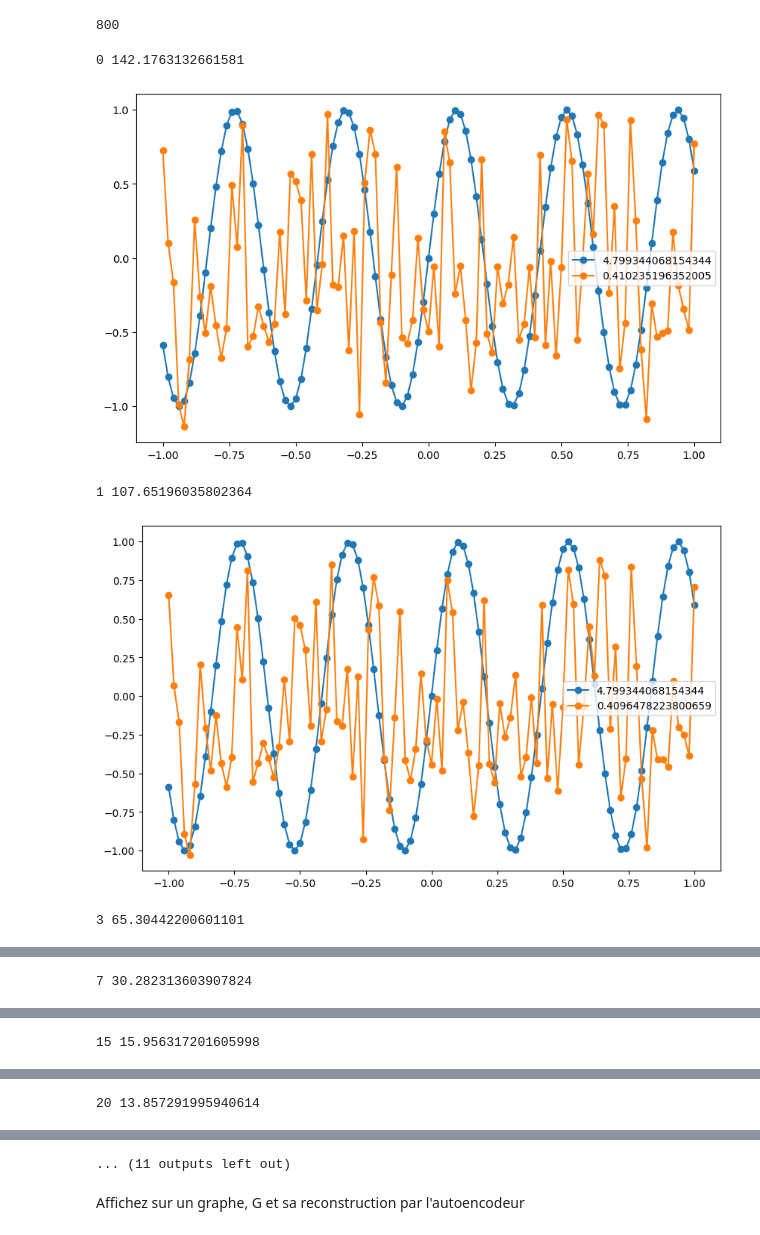
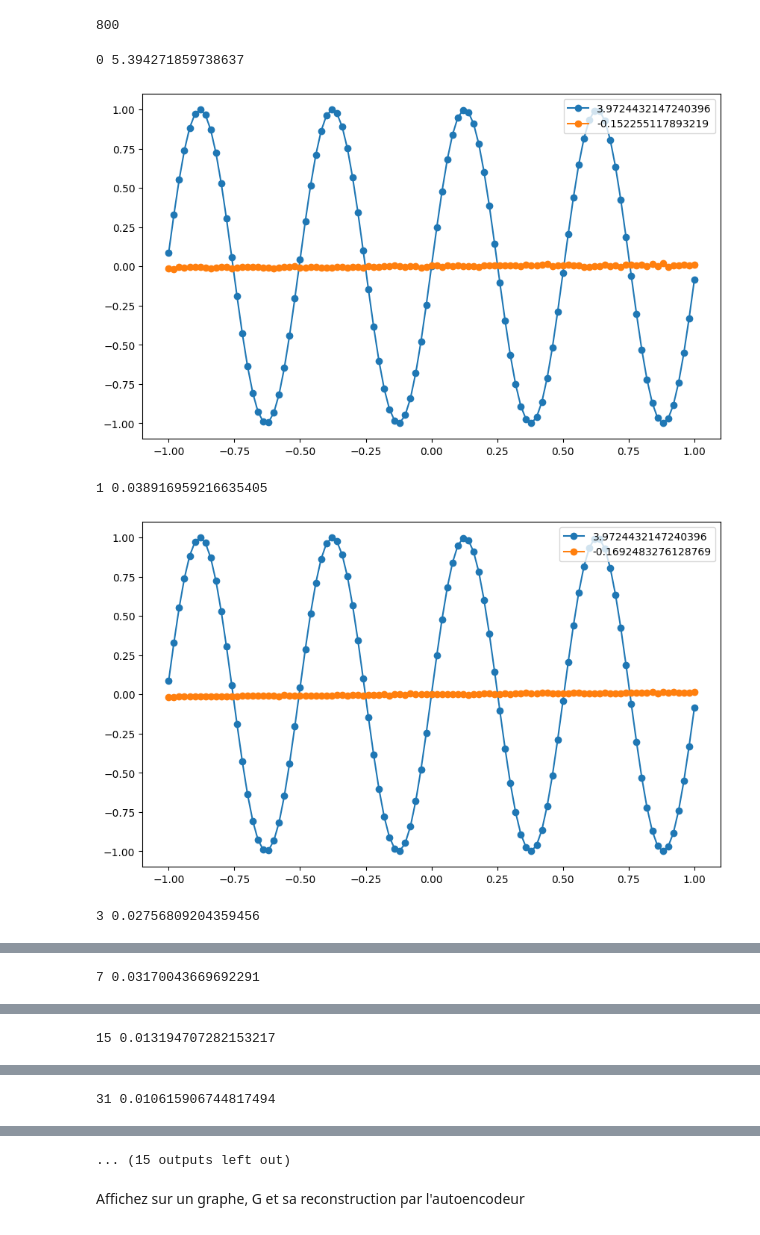
Before and after one commit to charles66820/CREMIfiles, a Jupyter notebook: IS329_fouille/tp5/AutoEncoders.ipynb, the cells around one changed output, grey strips where cells are left out. Cells and saved outputs as stored; diff of their text form; code cells hidden in the pictures.

```diff
--- a/IS329_fouille/tp5/AutoEncoders.ipynb
+++ b/IS329_fouille/tp5/AutoEncoders.ipynb
@@ -280,18 +299,57 @@ decoderModel = DecoderSinus(vecSize)
+# %%
+from math import log2
+
+def train2(modelEncoder, modelDecoder, data_train, testCurve=None, epochs=10000, log=False):
+  loss = nn.MSELoss()
+  parameters = list(modelEncoder.parameters()) + list(modelDecoder.parameters())
+  # optimizer = torch.optim.Adam(parameters, lr=0.01)
+  optimizer = torch.optim.Adam(parameters)
+  # optimizer = torch.optim.SGD(parameters, lr=0.01)
+
+  errorsEpochs = []
+  for epoch in range(epochs):
+    epochLoss = 0
+    for data in data_train:
+      optimizer.zero_grad() # stop le gradient
+      aPred = modelEncoder(data["curve"]) # forward-pass
+      curvePred = modelDecoder(aPred) # forward-pass
+      # lossVal = loss(curvePred, data["curve"])
+      lossVal = loss(curvePred, data["curve"])
+      lossVal.backward() # calcule gradient
+      optimizer.step() # update W + b
+      epochLoss += float(lossVal)
+
+    # print progress
+    if (log and int(log2(epoch+1)) == log2(epoch+1)) or (epoch % 100 == 0):
+      print(epoch, epochLoss)
+      if testCurve != None:
+        with torch.no_grad():
+          aPred = modelEncoder(testCurve["curve"])
+          curvePred = modelDecoder(aPred)
+          plotCurve(discretization,
+                    [list(testCurve["curve"]), list(curvePred)],
+                    [testCurve["parameters"], float(aPred)],
+                    True)
+    errorsEpochs.append(epochLoss)
+    if epochLoss < 1e-5:
+        break
+  return errorsEpochs
 # %%
-epochs = 100  # 10000
+epochs = 1000  # 10000
 
 testCurve = gen_sinus_curve(discretization)
 
-errorsEpochs = train(encoderModel, decoderModel, data_train, testCurve, epochs, True)
+errorsEpochs = train2(encoderModel, decoderModel,
+                      data_train, testCurve, epochs, True)
 
 plt.plot(range(epochs), errorsEpochs)
 plt.title("Epoch error")
 plt.xlabel("Epochs")
 plt.ylabel("error")
 plt.show()
 # %% [output]
-0 142.1763132661581
+0 5.394271859738637
-[figure, old version]
+[figure, new version]
-1 107.65196035802364
+1 0.038916959216635405
-[figure, old version]
+[figure, new version]
-3 65.30442200601101
+3 0.02756809204359456
@@ -299 +357 @@ plt.show()
-7 30.282313603907824
+7 0.03170043669692291
@@ -301 +359 @@ plt.show()
-15 15.956317201605998
+15 0.013194707282153217
@@ -303 +361 @@ plt.show()
-20 13.857291995940614
+31 0.010615906744817494
@@ -305,4 +363,4 @@ plt.show()
-... (11 outputs left out)
+... (15 outputs left out)
 # %% [markdown]
 Affichez sur un graphe, G et sa reconstruction par l'autoencodeur
 # %% [markdown]
```
Also changed, not shown: parts of 11 cells of this notebook.
